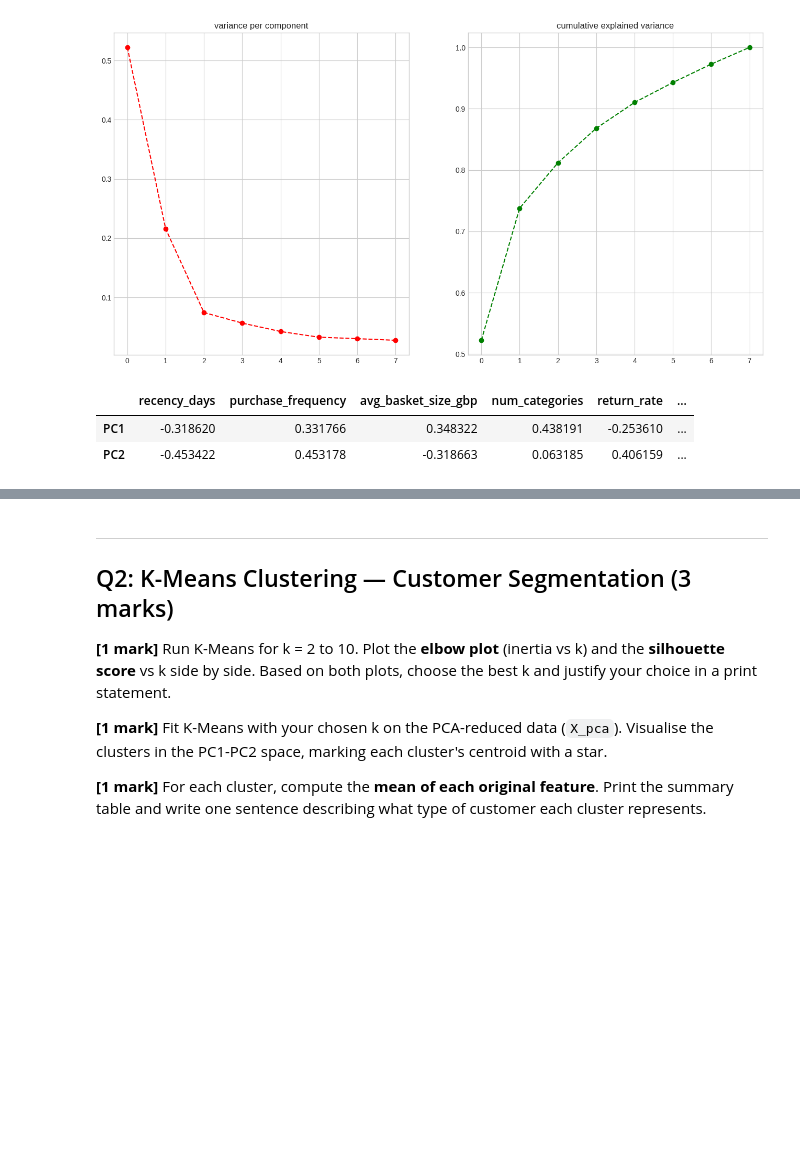
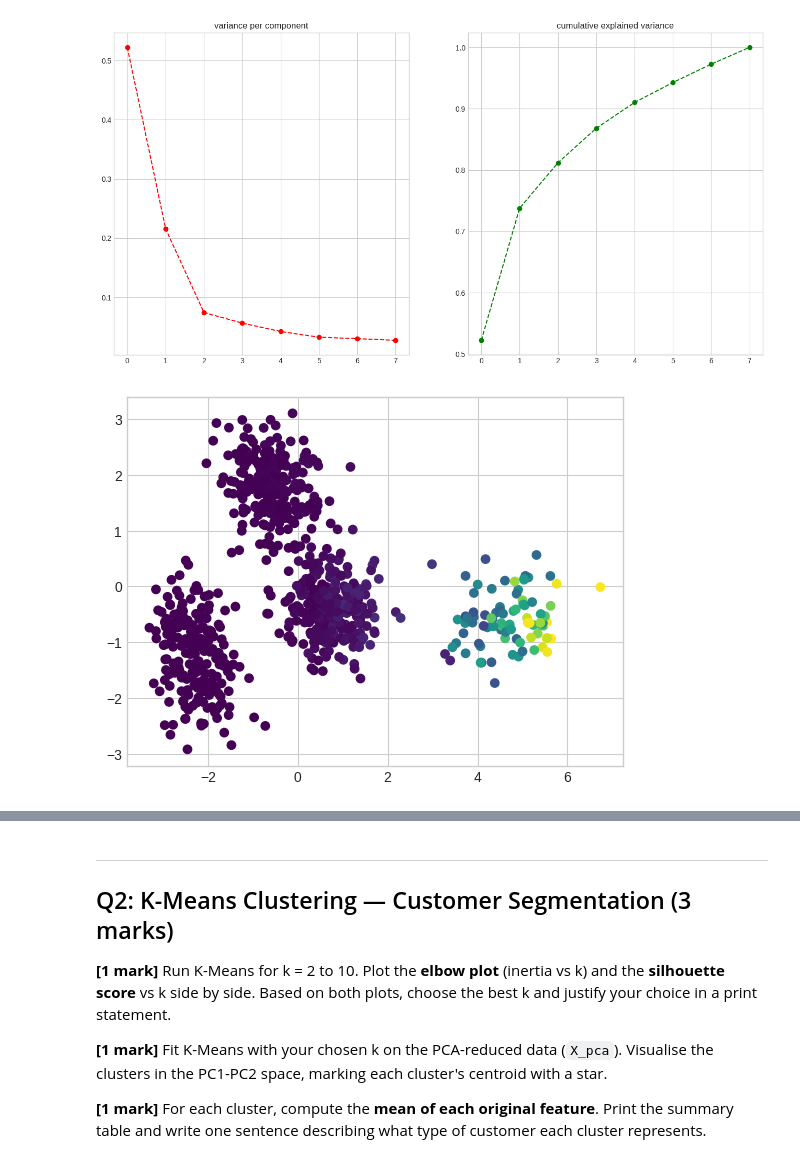
Before and after one commit to kumaramardeep342/AI_Lab, a Jupyter notebook: Assignment/Assignment 1/Assignment 1 - Customer Lifetime Value Prediction.ipynb, the cells around one changed output, grey strips where cells are left out. Drawn from its saved outputs; the diff is of its cells as text; code cells hidden in the pictures; blank space fills up the shorter version.

```diff
--- a/Assignment/Assignment 1/Assignment 1 - Customer Lifetime Value Prediction.ipynb
+++ b/Assignment/Assignment 1/Assignment 1 - Customer Lifetime Value Prediction.ipynb
@@ -77,6 +78,3 @@ Dataset: 800 customers, 8 features
 | 50% | 44.57 | 11.00 | 48.76 | 3.00 | 0.12 | ... |
 | 75% | 88.93 | 18.00 | 73.65 | 4.00 | 0.19 | ... |
 | max | 334.78 | 40.00 | 279.78 | 12.00 | 0.36 | ... |
-# %%
-X = df.drop('clv_gbp',axis=1)
-y = df['clv_gbp']
@@ -122,16 +119,12 @@ no. of component for 80% variance : 3
 # %%
 # Q1 Part 2: Reduce to n_components (store as X_pca)
 # Also create 2D projection (store as X_pca_2d) and scatter plot coloured by CLV
 
 # pca
 pca = PCA(n_components =2)
-X_scaled_pca = pca.fit_transform(X_scaled)
+X_pca = pca.fit_transform(X_scaled)
+
+# 2D projection (store as X_pca_2d) and scatter plot coloured by CLV
+X_pca_2d = plt.scatter(X_scaled_pca[:,0],X_scaled_pca[:,1],c=y,cmap='viridis' )
+# %% [output]
+[figure, added]
-# %%
-# Q1 Part 3: Plot PC1 and PC2 loadings as bar charts
-# Print one-sentence interpretation for each component
-pca_compoenet_df = pd.DataFrame(pca.components_,columns =features,index=['PC1','PC2'] )
-pca_compoenet_df
-# %% [output]
-|  | recency_days | purchase_frequency | avg_basket_size_gbp | num_categories | return_rate | ... |
-| PC1 | -0.318620 | 0.331766 | 0.348322 | 0.438191 | -0.253610 | ... |
-| PC2 | -0.453422 | 0.453178 | -0.318663 | 0.063185 | 0.406159 | ... |
```
Also changed, not shown: parts of 11 cells of this notebook, 6 other files.
